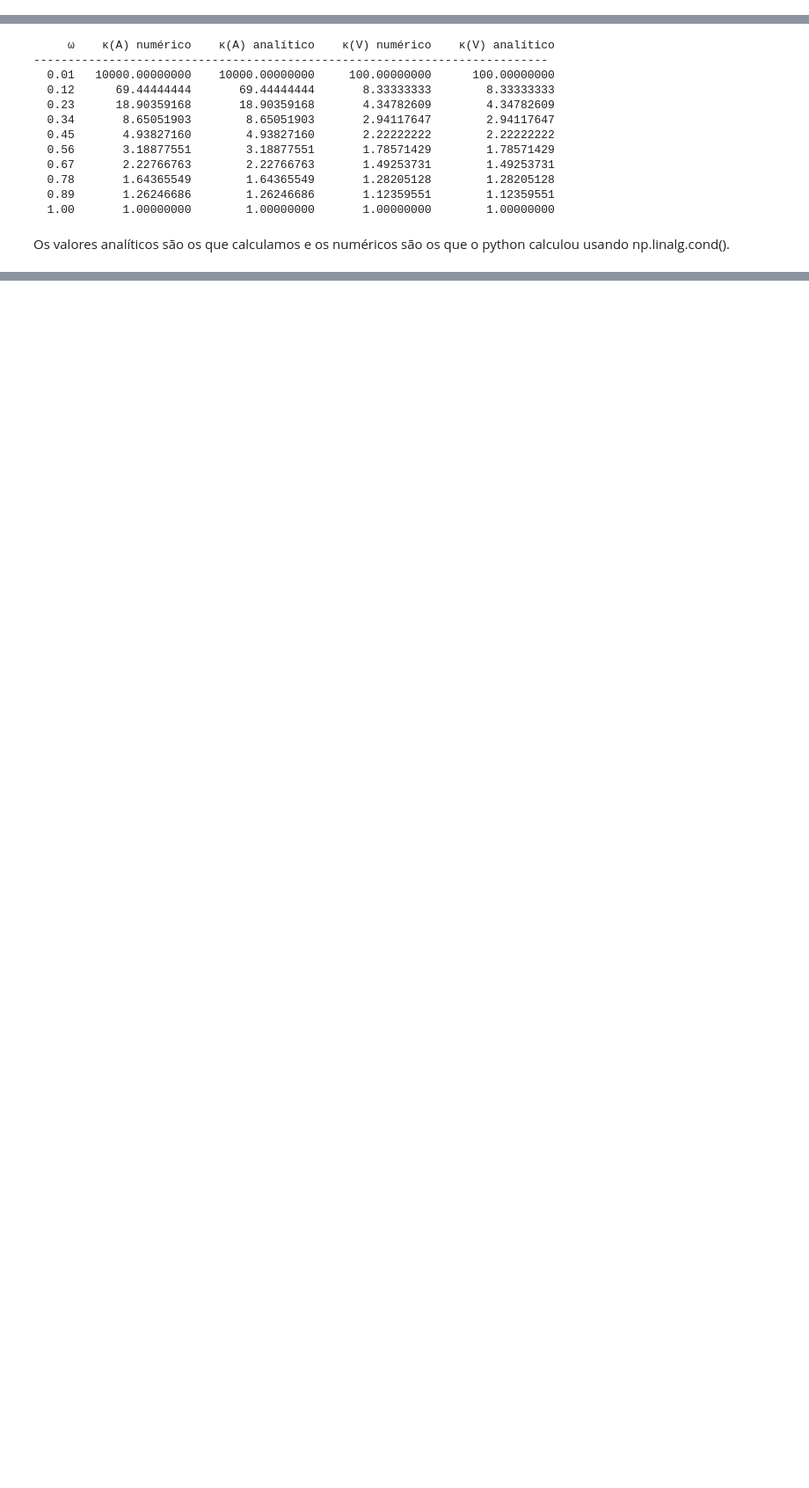
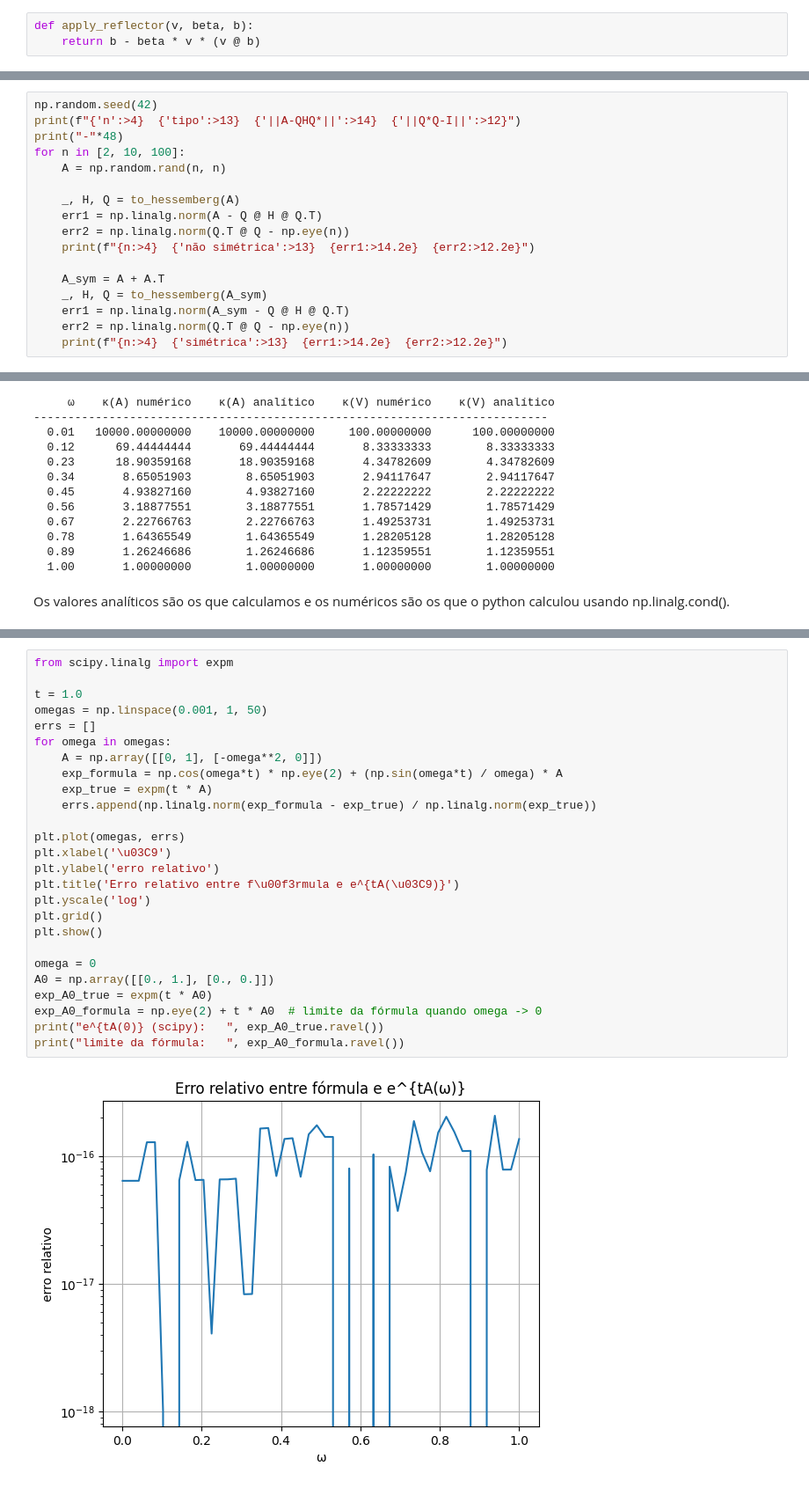
Before and after one commit to LuisTeodoroFonseca/Projeto4_ALN, a Jupyter notebook: projeto4.ipynb, the cells around one changed output, grey strips where cells are left out. Shown at 88% size. Cells and saved outputs as stored; diff of their text form; blank space fills up the shorter version.

```diff
--- a/projeto4.ipynb
+++ b/projeto4.ipynb
@@ -206,0 +249,3 @@ Como podemos ver, a diferença entre os $\beta$ calculado das duas funções é
+# %%
+def apply_reflector(v, beta, b):
+    return b - beta * v * (v @ b)
@@ -206,0 +366,17 @@ Como podemos ver, a diferença entre os $\beta$ calculado das duas funções é
+# %%
+np.random.seed(42)
+print(f"{'n':>4}  {'tipo':>13}  {'||A-QHQ*||':>14}  {'||Q*Q-I||':>12}")
+print("-"*48)
+for n in [2, 10, 100]:
+    A = np.random.rand(n, n)
+
+    _, H, Q = to_hessemberg(A)
+    err1 = np.linalg.norm(A - Q @ H @ Q.T)
+    err2 = np.linalg.norm(Q.T @ Q - np.eye(n))
+    print(f"{n:>4}  {'não simétrica':>13}  {err1:>14.2e}  {err2:>12.2e}")
+
+    A_sym = A + A.T
+    _, H, Q = to_hessemberg(A_sym)
+    err1 = np.linalg.norm(A_sym - Q @ H @ Q.T)
+    err2 = np.linalg.norm(Q.T @ Q - np.eye(n))
+    print(f"{n:>4}  {'simétrica':>13}  {err1:>14.2e}  {err2:>12.2e}")
@@ -313,0 +530,28 @@ Os valores analíticos são os que calculamos e os numéricos são os que o pyth
+# %%
+from scipy.linalg import expm
+
+t = 1.0
+omegas = np.linspace(0.001, 1, 50)
+errs = []
+for omega in omegas:
+    A = np.array([[0, 1], [-omega**2, 0]])
+    exp_formula = np.cos(omega*t) * np.eye(2) + (np.sin(omega*t) / omega) * A
+    exp_true = expm(t * A)
+    errs.append(np.linalg.norm(exp_formula - exp_true) / np.linalg.norm(exp_true))
+
+plt.plot(omegas, errs)
+plt.xlabel('\u03C9')
+plt.ylabel('erro relativo')
+plt.title('Erro relativo entre f\u00f3rmula e e^{tA(\u03C9)}')
+plt.yscale('log')
+plt.grid()
+plt.show()
+
+omega = 0
+A0 = np.array([[0., 1.], [0., 0.]])
+exp_A0_true = expm(t * A0)
+exp_A0_formula = np.eye(2) + t * A0  # limite da fórmula quando omega -> 0
+print("e^{tA(0)} (scipy):   ", exp_A0_true.ravel())
+print("limite da fórmula:   ", exp_A0_formula.ravel())
+# %% [output]
+[figure, added]
```
Also changed, not shown: parts of 34 cells of this notebook.
